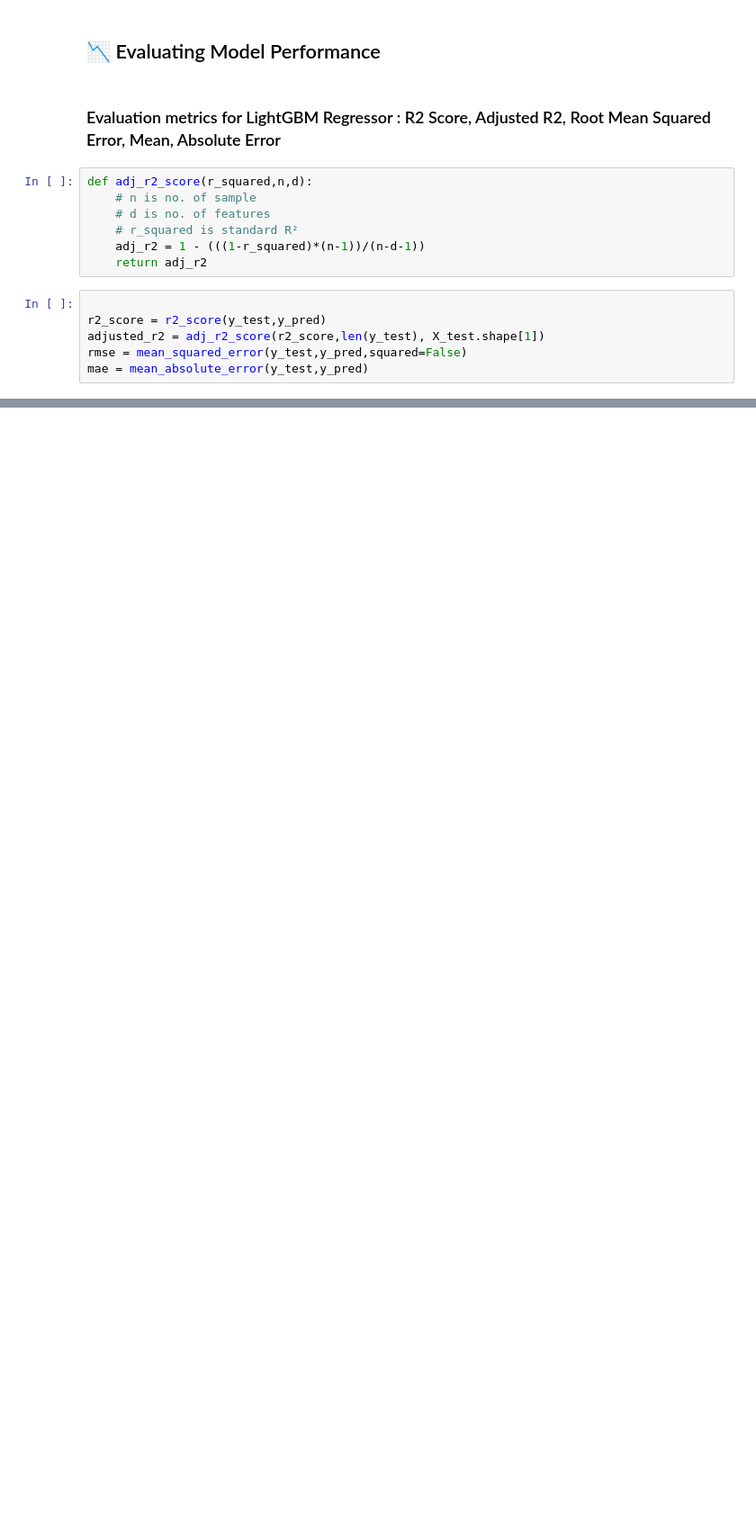
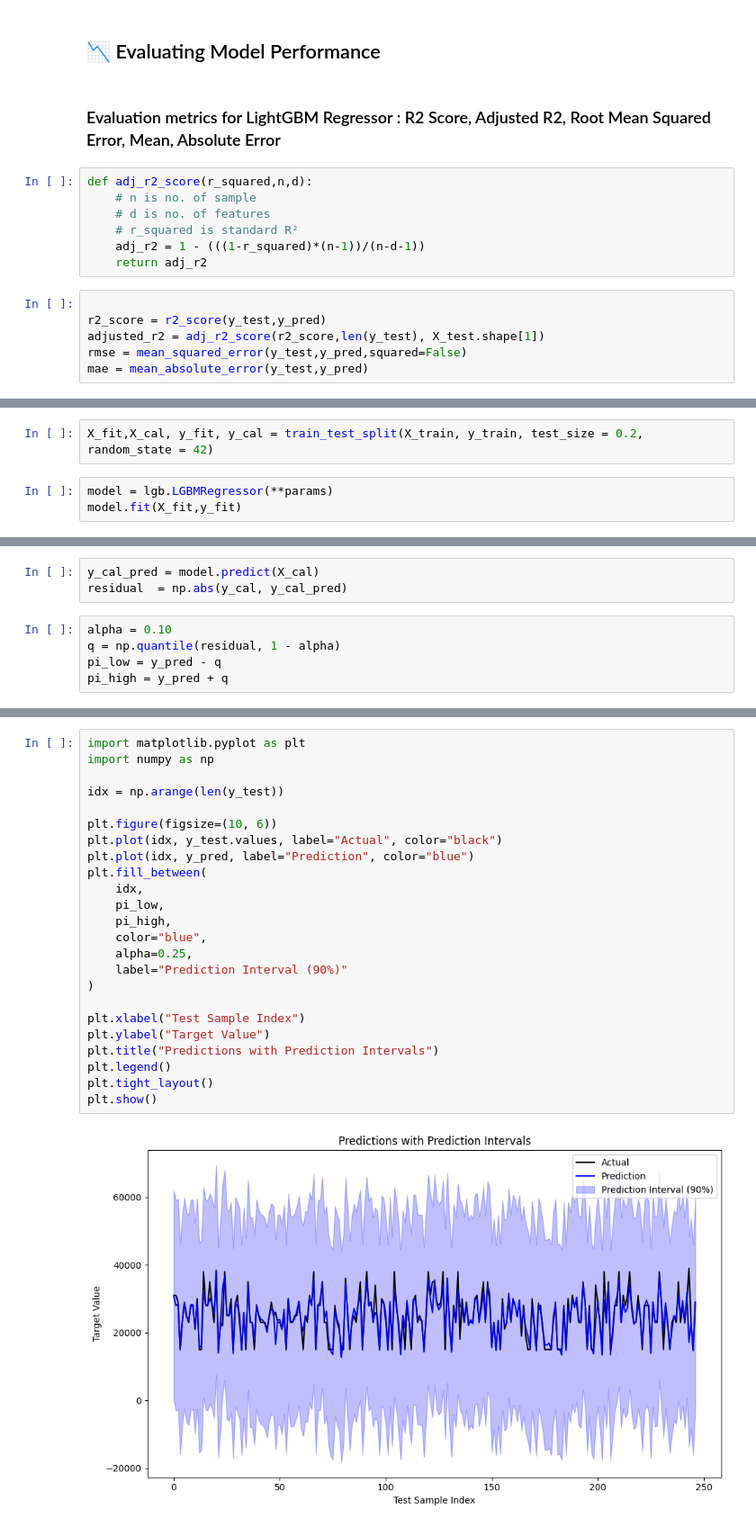
Before and after one commit to RahulHipparkar/Insurance-Premium-Prediction, a Jupyter notebook: insurance-premium-prediction.ipynb, the cells around one changed output, grey strips where cells are left out. Shown at 90% size. Drawn from its saved outputs; the diff is of its cells as text; blank space fills up the shorter version.

Commit message:
Kaggle Notebook | Insurance Premium Prediction | Version 14

```diff
--- a/insurance-premium-prediction.ipynb
+++ b/insurance-premium-prediction.ipynb
@@ -1085,0 +1090,5 @@ metrics
+# %%
+X_fit,X_cal, y_fit, y_cal = train_test_split(X_train, y_train, test_size = 0.2, random_state = 42)
+# %%
+model = lgb.LGBMRegressor(**params)
+model.fit(X_fit,y_fit)
@@ -1085,0 +1101,8 @@ metrics
+# %%
+y_cal_pred = model.predict(X_cal)
+residual  = np.abs(y_cal, y_cal_pred)
+# %%
+alpha = 0.10
+q = np.quantile(residual, 1 - alpha)
+pi_low = y_pred - q
+pi_high = y_pred + q
@@ -1085,0 +1204,26 @@ metrics
+# %%
+import matplotlib.pyplot as plt
+import numpy as np
+
+idx = np.arange(len(y_test))
+
+plt.figure(figsize=(10, 6))
+plt.plot(idx, y_test.values, label="Actual", color="black")
+plt.plot(idx, y_pred, label="Prediction", color="blue")
+plt.fill_between(
+    idx,
+    pi_low,
+    pi_high,
+    color="blue",
+    alpha=0.25,
+    label="Prediction Interval (90%)"
+)
+
+plt.xlabel("Test Sample Index")
+plt.ylabel("Target Value")
+plt.title("Predictions with Prediction Intervals")
+plt.legend()
+plt.tight_layout()
+plt.show()
+# %% [output]
+[figure, added]
```
Also changed, not shown: parts of 20 cells of this notebook.
